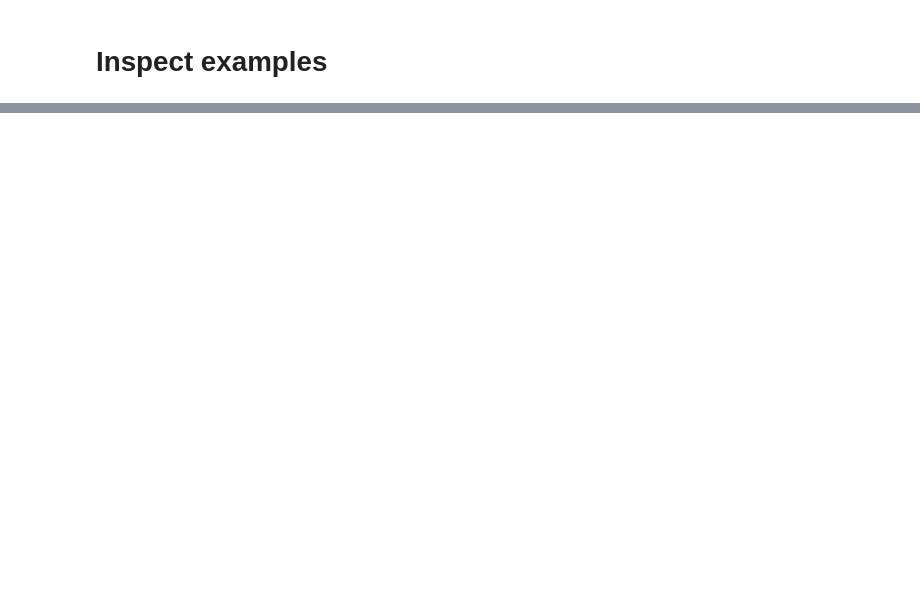
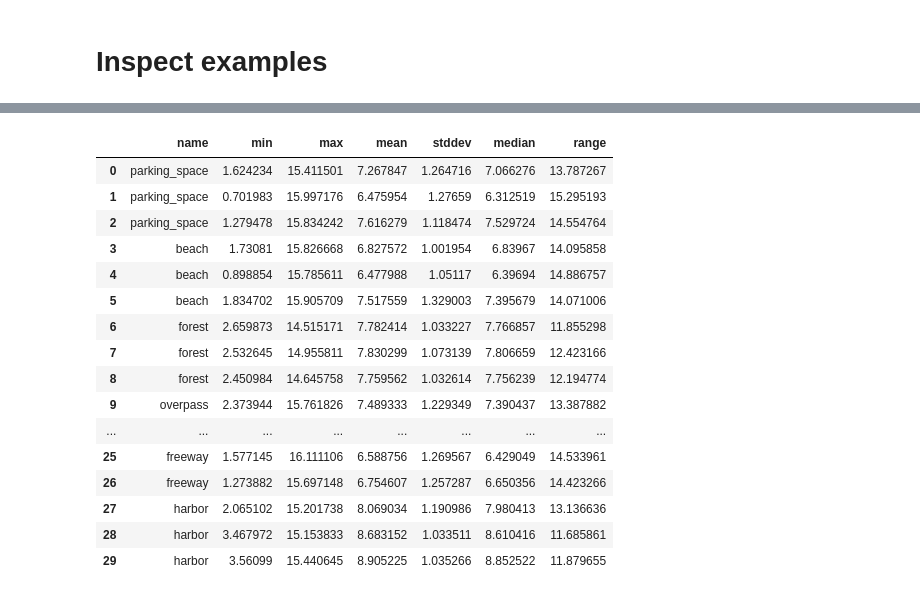
Before and after one commit to jspencermorris/terrains, a Jupyter notebook: notebooks/mm_freq_features.ipynb, the cells around one changed output, grey strips where cells are left out. Cells and saved outputs as stored; diff of their text form; code cells hidden in the pictures; blank space fills up the shorter version.

Commit message:
commit after bandpass

```diff
--- a/notebooks/mm_freq_features.ipynb
+++ b/notebooks/mm_freq_features.ipynb
@@ -54,8 +71,12 @@ def fft_image(image):
     else:
         image_gray = image
 
+    ydim, xdim = image_gray.shape
+    win = np.outer(np.hanning(ydim),np.hanning(xdim))
+    win = win/np.mean(win)
+
     # Compute the 2D FFT of the grayscale image
-    fft_image = np.fft.fft2(image_gray)
+    fft_image = np.fft.fft2(image_gray*win)
 
     # Shift the zero frequency component to the center
     fft_image_shifted = np.fft.fftshift(fft_image)
@@ -81,6 +164,9 @@ def generate_freq_spectrum(files, directory, images_per_class=3):
         class_images[class_name].append(img)
 
     # create a grid of images
+    metrics_dict = {}
+    metrics_dict2 = {}
+    count = 0
     num_classes = len(class_images)
     fig, axes = plt.subplots(num_classes, images_per_class + 1, figsize=(12, 3*num_classes))
     for i, (class_name, images) in enumerate(class_images.items()):
@@ -91,11 +177,35 @@ def generate_freq_spectrum(files, directory, images_per_class=3):
         # display random images in the subsequent columns
         random.shuffle(images)
         for j in range(images_per_class):
+            low_cutoff = 0
+            high_cutoff = 20
+            filtered_image = bandpass_filter(images[j], low_cutoff, high_cutoff)
+
             magnitude_spectrum = fft_image(images[j])
-            axes[i, j+1].imshow(np.log(1 + magnitude_spectrum), cmap='gray')
+            spec = np.log(1+magnitude_spectrum).ravel()
+            metrics_dict[count] = {'name': class_name, 'min': spec.min(), 'max': spec.max(), \
+                                   'mean': spec.mean(), 'stddev': spec.std(), 'median': np.median(spec), 'range': spec.max()-spec.min()}
+
+            magnitude_spectrum = fft_image(filtered_image)
+            spec = np.log(1+magnitude_spectrum).ravel()
+            metrics_dict2[count] = {'name': class_name, 'min': spec.min(), 'max': spec.max(), \
+                                   'mean': spec.mean(), 'stddev': spec.std(), 'median': np.median(spec), 'range': spec.max()-spec.min()}
+
+            #print(class_name, spec.min(), spec.max(), spec.mean(), spec.std(), np.median(spec))
+            #axes[i, j+1].hist(np.log(1 + magnitude_spectrum).ravel(), bins=100)
+            #axes[i, j+1].imshow(np.log(1 + magnitude_spectrum), cmap='gray')
+            # axes[i, j+1].imshow(images[j], cmap='gray')
+            axes[i, j+1].imshow(filtered_image, cmap='gray')
+
+            count += 1
+
+    df = pd.DataFrame(metrics_dict)
+    df2 = pd.DataFrame(metrics_dict2)
 
     plt.tight_layout()
     plt.show()
+
+    return df, df2
 # %%
 # show a grid with 3 random images per class
-generate_freq_spectrum(train_files, directory, 3)
+df, df2 = generate_freq_spectrum(train_files, directory, 3)
@@ -133,0 +214,23 @@ def generate_freq_spectrum(files, directory, images_per_class=3):
+# %%
+df = df.transpose()
+df2 = df2.transpose()
+# %%
+df
+# %% [output]
+|  | name | min | max | mean | stddev | median | range |
+| 0 | parking_space | 1.624234 | 15.411501 | 7.267847 | 1.264716 | 7.066276 | 13.787267 |
+| 1 | parking_space | 0.701983 | 15.997176 | 6.475954 | 1.27659 | 6.312519 | 15.295193 |
+| 2 | parking_space | 1.279478 | 15.834242 | 7.616279 | 1.118474 | 7.529724 | 14.554764 |
+| 3 | beach | 1.73081 | 15.826668 | 6.827572 | 1.001954 | 6.83967 | 14.095858 |
+| 4 | beach | 0.898854 | 15.785611 | 6.477988 | 1.05117 | 6.39694 | 14.886757 |
+| 5 | beach | 1.834702 | 15.905709 | 7.517559 | 1.329003 | 7.395679 | 14.071006 |
+| 6 | forest | 2.659873 | 14.515171 | 7.782414 | 1.033227 | 7.766857 | 11.855298 |
+| 7 | forest | 2.532645 | 14.955811 | 7.830299 | 1.073139 | 7.806659 | 12.423166 |
+| 8 | forest | 2.450984 | 14.645758 | 7.759562 | 1.032614 | 7.756239 | 12.194774 |
+| 9 | overpass | 2.373944 | 15.761826 | 7.489333 | 1.229349 | 7.390437 | 13.387882 |
+| ... | ... | ... | ... | ... | ... | ... | ... |
+| 25 | freeway | 1.577145 | 16.111106 | 6.588756 | 1.269567 | 6.429049 | 14.533961 |
+| 26 | freeway | 1.273882 | 15.697148 | 6.754607 | 1.257287 | 6.650356 | 14.423266 |
+| 27 | harbor | 2.065102 | 15.201738 | 8.069034 | 1.190986 | 7.980413 | 13.136636 |
+| 28 | harbor | 3.467972 | 15.153833 | 8.683152 | 1.033511 | 8.610416 | 11.685861 |
+| 29 | harbor | 3.56099 | 15.440645 | 8.905225 | 1.035266 | 8.852522 | 11.879655 |
```
Also changed, not shown: parts of 6 cells of this notebook.
